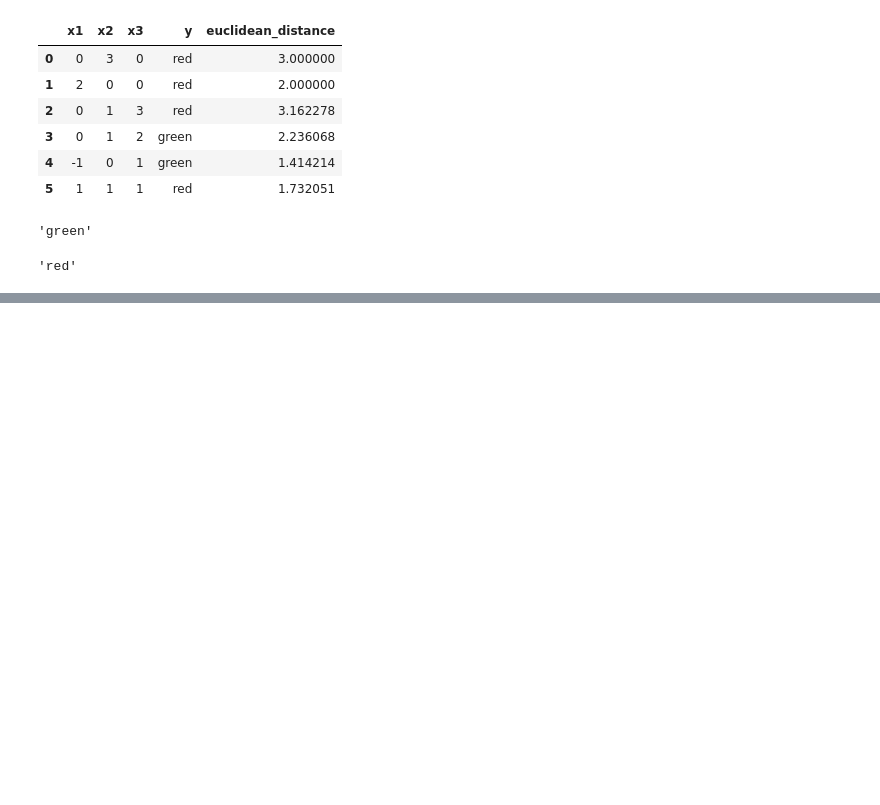
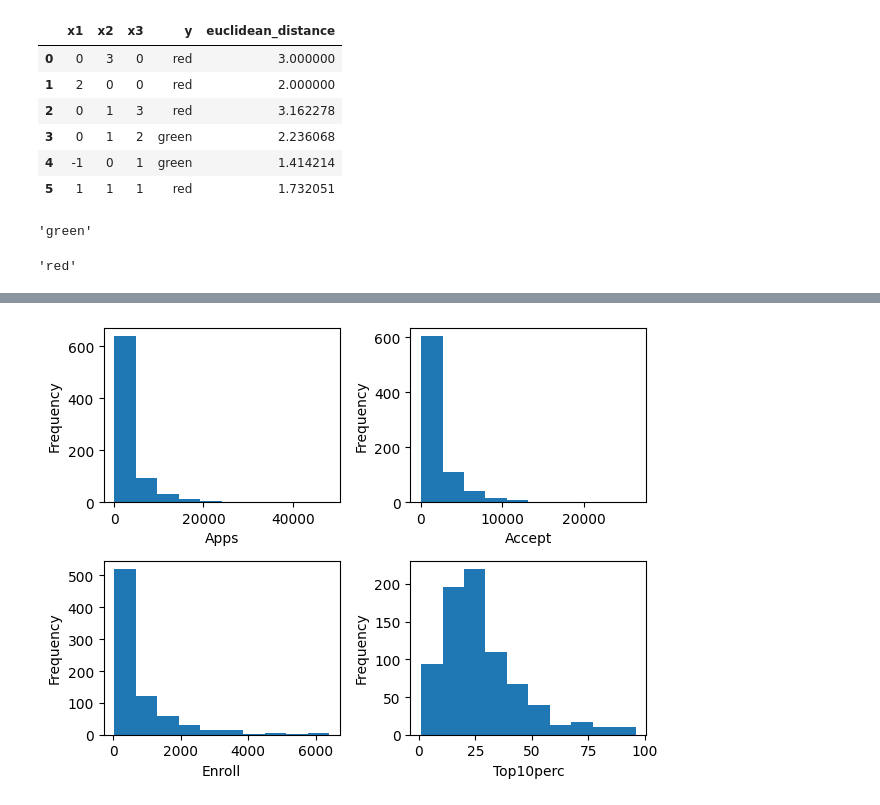
Before and after one commit to jwafle/isl, a Jupyter notebook: chapter_2/exercises.ipynb, the cells around one changed output, grey strips where cells are left out. Saved outputs shown, nothing was run; the diff lists cells and outputs as text; code cells hidden in the pictures; blank space fills up the shorter version.

```diff
--- a/chapter_2/exercises.ipynb
+++ b/chapter_2/exercises.ipynb
@@ -123,0 +198,14 @@ prediction
+# %%
+# 8g
+fig, axes = plt.subplots(2, 2)
+college['Apps'].plot.hist(ax=axes[0, 0]);
+axes[0, 0].set_xlabel('Apps')
+college['Accept'].plot.hist(ax=axes[0, 1]);
+axes[0, 1].set_xlabel('Accept')
+college['Enroll'].plot.hist(ax=axes[1, 0]);
+axes[1, 0].set_xlabel('Enroll')
+college['Top10perc'].plot.hist(ax=axes[1, 1]);
+axes[1, 1].set_xlabel('Top10perc')
+plt.tight_layout()
+# %% [output]
+[figure, added]
```
Also changed, not shown: parts of 11 cells of this notebook, 1 other file.
